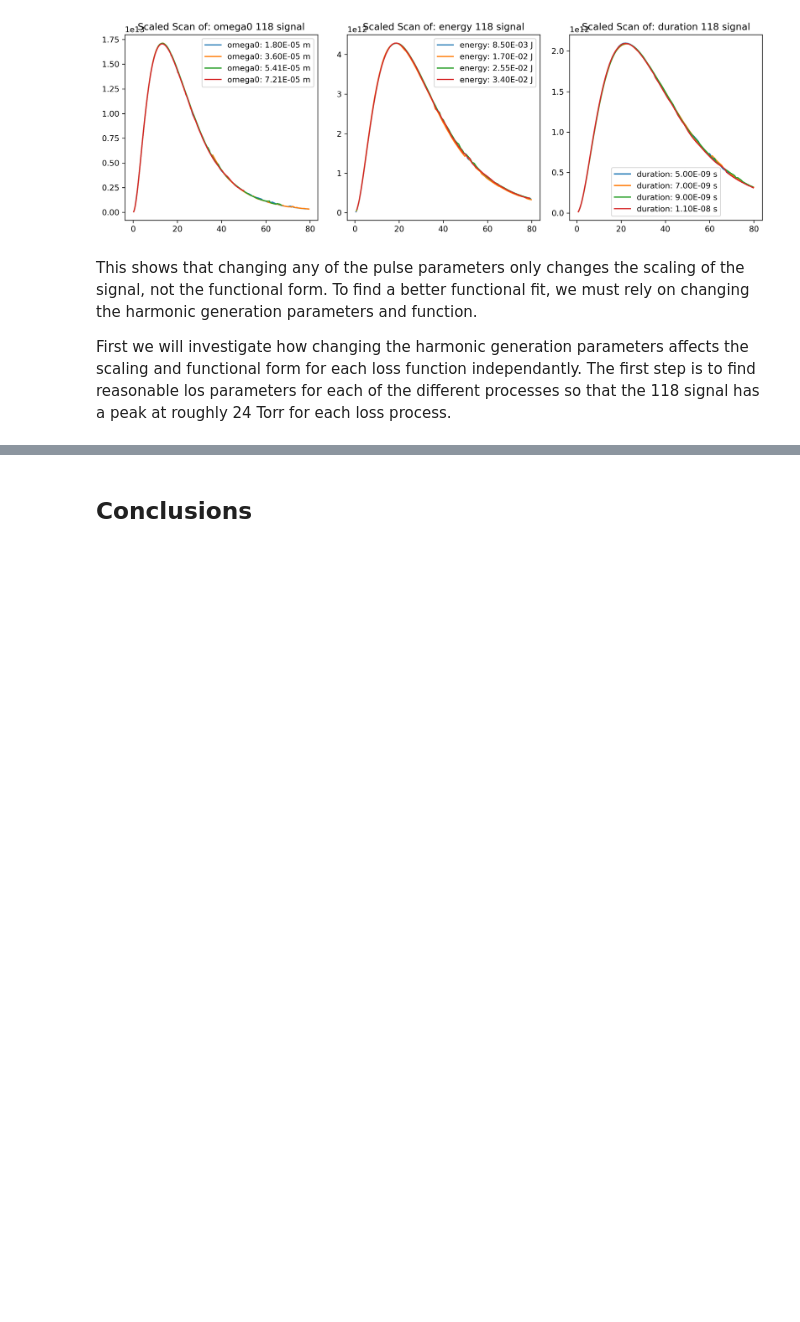
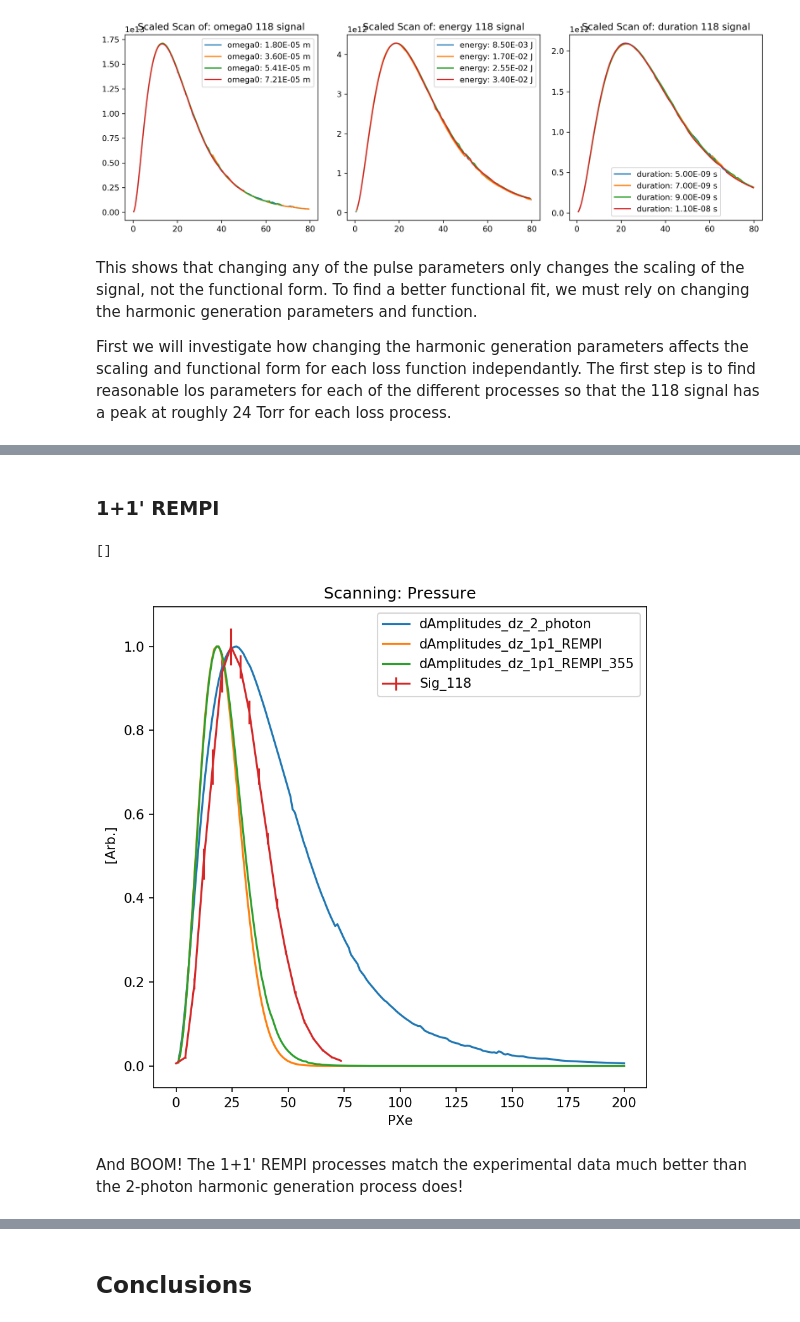
Before and after one commit to jasonbossert/uv_generation, a Jupyter notebook: notebooks/vuv_gen_1D_prop_model.ipynb, the cells around one changed output, grey strips where cells are left out. Cells and saved outputs as stored; diff of their text form; code cells hidden in the pictures; blank space fills up the shorter version.

```diff
--- a/notebooks/vuv_gen_1D_prop_model.ipynb
+++ b/notebooks/vuv_gen_1D_prop_model.ipynb
@@ -796,0 +836,51 @@ Make a function
+# %% [markdown]
+### 1+1' REMPI
+# %%
+#sigma_1p1_355_Ar = 6.0E-50
+#sigma_1p1_355_Kr = 1.3E-49
+
+sigma_1p1_355_Ar = 1.1E-43
+sigma_1p1_355_Kr = 2.4E-43
+
+rempi_1p1_params = {'b' : b,            # [m] confocal parameter
+                  'zR' : zR,           # [m] Rayleigh range
+                  'omega0' : omega0,   # [m] beam waist at focus
+                  'energy' : 0.017,       # [J] single pulse energy
+                  'duration' : 7e-9,     # [s] single pulse length
+
+                  'sigma' : sigma_1p1_355_Ar,
+                  'chi3' : chi3,
+                  'PXe' : PXe,
+
+                  'fluor_detect_window': (-0.1, 0.1),
+                  'func': "dAmplitudes_dz_1p1_REMPI_355"
+                  }
+# %%
+rempi_1p1_scanned = scan_builder(single_func, rempi_1p1_params, [Pscan])(params=rempi_1p1_params)
+# %%
+fig, ax = plt.subplots(1, 1, figsize=(6,6), dpi=150)
+
+def plot_pressure_scan(data, ax, selections=None, norm=True):
+    sel = {**selections}
+    if norm:
+        norm_DataArray(data.sel(sel)).plot(ax=ax, label=data.attrs["func"])
+    else:
+        data.sel(sel).plot(ax=ax, label=data.attrs["func"])
+    ax.set_title(f"Scanning: Pressure")
+    ax.legend()
+
+
+plot_pressure_scan(photon2_scanned, ax, selections={'variable': '118 signal'})
+plot_pressure_scan(rempi_pseudo_scanned, ax, selections={'variable': '118 signal'})
+plot_pressure_scan(rempi_1p1_scanned, ax, selections={'variable': '118 signal'})
+
+data = plot_params[0][0]
+data.plot(x='PXe', y='Sig_118', yerr='Sig_118_Err', ax=ax)
+
+plt.tight_layout()
+plt.plot()
+# %% [output]
+[]
+[figure, added]
+# %% [markdown]
+And BOOM! The 1+1' REMPI processes match the experimental data much better than the 2-photon harmonic generation process does!
```
Also changed, not shown: parts of 57 cells of this notebook, 3 other files.
